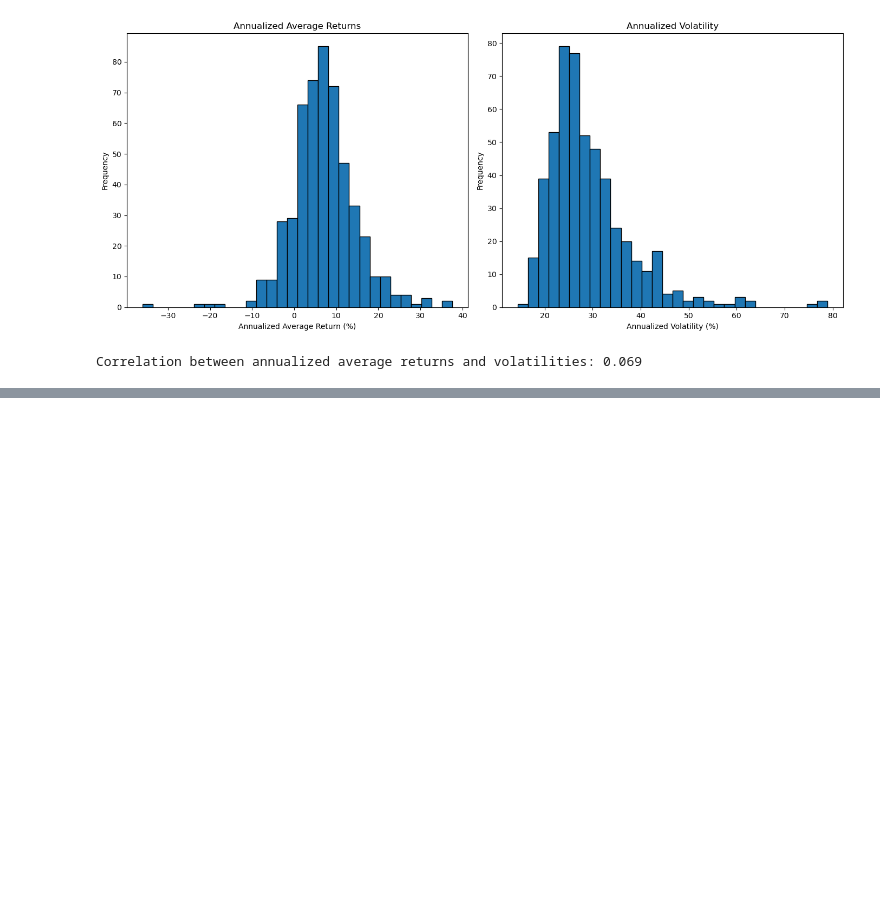
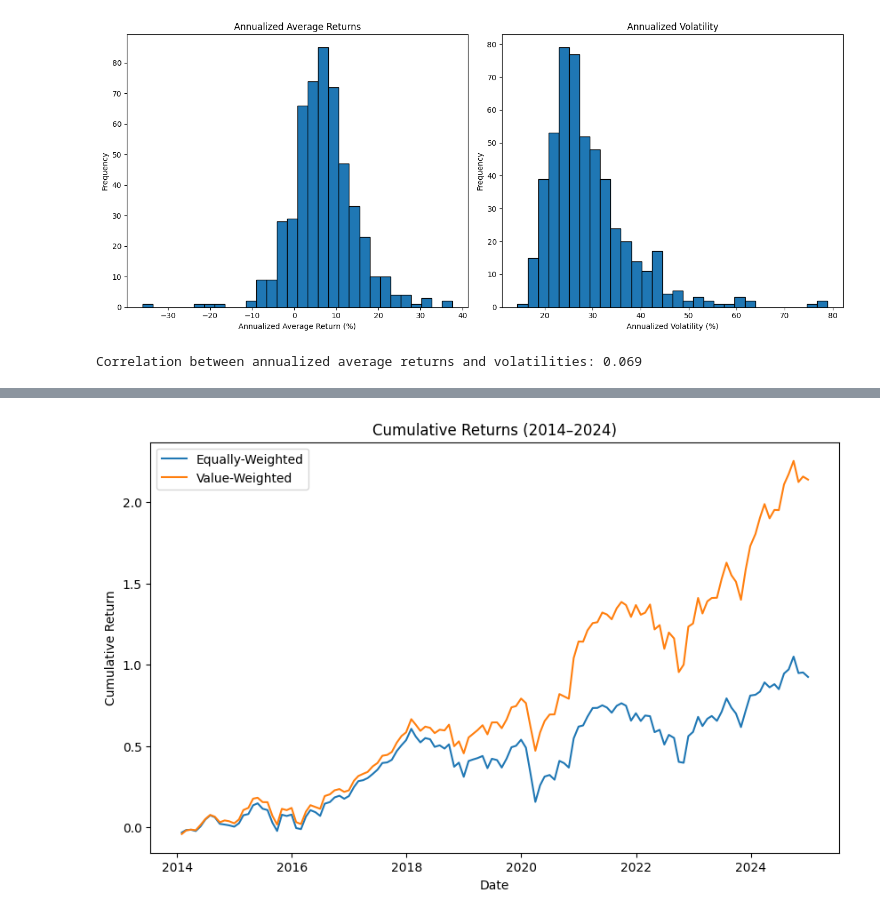
Before and after one commit to gr-oll/susFin, a Jupyter notebook: 01_Excercise_ChatGPT.ipynb, the cells around one changed output, grey strips where cells are left out. Saved outputs shown, nothing was run; the diff lists cells and outputs as text; code cells hidden in the pictures; blank space fills up the shorter version.

```diff
--- a/01_Excercise_ChatGPT.ipynb
+++ b/01_Excercise_ChatGPT.ipynb
@@ -198,0 +148,80 @@ plt.show()
+# %%
+# The necessary data (dfe1, M_mval_w, rfr), functions, and imports have already been defined in previous cells.
+
+# 1. Equally-Weighted Portfolio:
+#    Each month, take a simple average of the percentage returns (RET_PCT).
+ew_portfolio = dfe1.groupby('DATE')['RET_PCT'].mean().reset_index()
+ew_portfolio['r'] = ew_portfolio['RET_PCT'] / 100.0
+
+# 2. Value-Weighted Portfolio:
+#    Use market values (MKT_VAL) from the monthly data to weight each firm’s return.
+#    Merge them if not already merged, then compute weighted average.
+data_vw = dfe1.drop(columns=['MKT_VAL'], errors='ignore')
+vw_data = pd.merge(data_vw, M_mval_w, on=["NAME", "ISIN", "DATE"], how="inner")
+vw_data["MKT_VAL"] = pd.to_numeric(vw_data["MKT_VAL"], errors="coerce")
+vw_data = vw_data.dropna(subset=["MKT_VAL", "RET_PCT"])
+
+def weighted_return(grp):
+    total_cap = grp["MKT_VAL"].sum()
+    return (grp["RET_PCT"] * grp["MKT_VAL"] / total_cap).sum()
+
+vw_portfolio = vw_data.groupby("DATE").apply(weighted_return).reset_index(name="vw_RET_PCT")
+vw_portfolio["r"] = vw_portfolio["vw_RET_PCT"] / 100.0
+
+# 3. Combine and compute cumulative returns
+port_returns = pd.merge(
+    ew_portfolio[["DATE", "r"]],
+    vw_portfolio[["DATE", "r"]],
+    on="DATE",
+    how="inner",
+    suffixes=("_ew", "_vw")
+).sort_values("DATE")
+
+port_returns["cum_ew"] = (1 + port_returns["r_ew"]).cumprod() - 1
+port_returns["cum_vw"] = (1 + port_returns["r_vw"]).cumprod() - 1
+
+# 4. Function to compute portfolio statistics
+def portfolio_stats(r_series):
+    n = len(r_series)
+    cumulative = (1 + r_series).prod()
+    ann_return = cumulative ** (12 / n) - 1
+    ann_vol = r_series.std() * np.sqrt(12)
+    # Approximate risk-free rate over this period
+    rf_temp = rfr.copy()
+    rf_temp["year"] = rf_temp["Unnamed: 0"].astype(str).str[:4]
+    rf_temp["month"] = rf_temp["Unnamed: 0"].astype(str).str[4:6]
+    rf_temp["DATE"] = pd.to_datetime(rf_temp["year"] + "-" + rf_temp["month"] + "-01") + pd.offsets.MonthEnd(0)
+    rf_temp = rf_temp[(rf_temp["DATE"] >= port_returns["DATE"].min()) &
+                      (rf_temp["DATE"] <= port_returns["DATE"].max())]
+    ann_rf = (rf_temp["RF"].mean() / 100) * 12
+    sharpe = (ann_return - ann_rf) / ann_vol if ann_vol != 0 else np.nan
+    return ann_return, ann_vol, sharpe, r_series.min(), r_series.max()
+
+ew_ret_stats = portfolio_stats(port_returns["r_ew"])
+vw_ret_stats = portfolio_stats(port_returns["r_vw"])
+
+# 5. Print statistics
+print("Equally-Weighted Portfolio:")
+print(f"Annualized Return      : {ew_ret_stats[0]:.2%}")
+print(f"Annualized Volatility  : {ew_ret_stats[1]:.2%}")
+print(f"Sharpe Ratio           : {ew_ret_stats[2]:.2f}")
+print(f"Minimum Monthly Return : {ew_ret_stats[3]:.2%}")
+print(f"Maximum Monthly Return : {ew_ret_stats[4]:.2%}\n")
+
+print("Value-Weighted Portfolio:")
+print(f"Annualized Return      : {vw_ret_stats[0]:.2%}")
+print(f"Annualized Volatility  : {vw_ret_stats[1]:.2%}")
+print(f"Sharpe Ratio           : {vw_ret_stats[2]:.2f}")
+print(f"Minimum Monthly Return : {vw_ret_stats[3]:.2%}")
+print(f"Maximum Monthly Return : {vw_ret_stats[4]:.2%}")
+
+# 6. Plot cumulative returns
+plt.figure(figsize=(10, 6))
+plt.plot(port_returns["DATE"], port_returns["cum_ew"], label="Equally-Weighted")
+plt.plot(port_returns["DATE"], port_returns["cum_vw"], label="Value-Weighted")
+plt.title("Cumulative Returns (2014–2024)")
+plt.xlabel("Date")
+plt.ylabel("Cumulative Return")
+plt.legend()
+plt.show()
+# %% [output]
@@ -198,0 +241 @@ plt.show()
+[figure, added]
```
Also changed, not shown: parts of 5 cells of this notebook.
